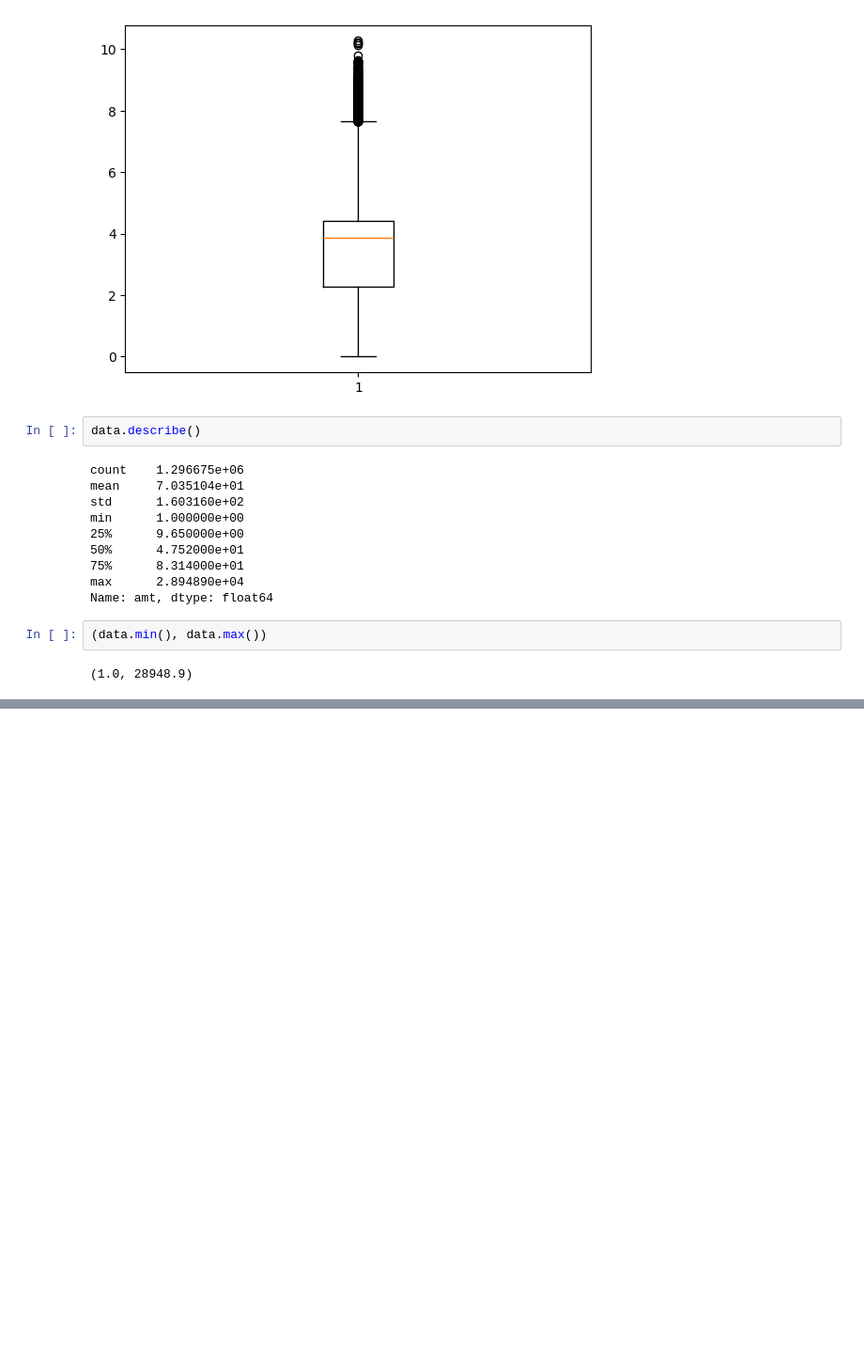
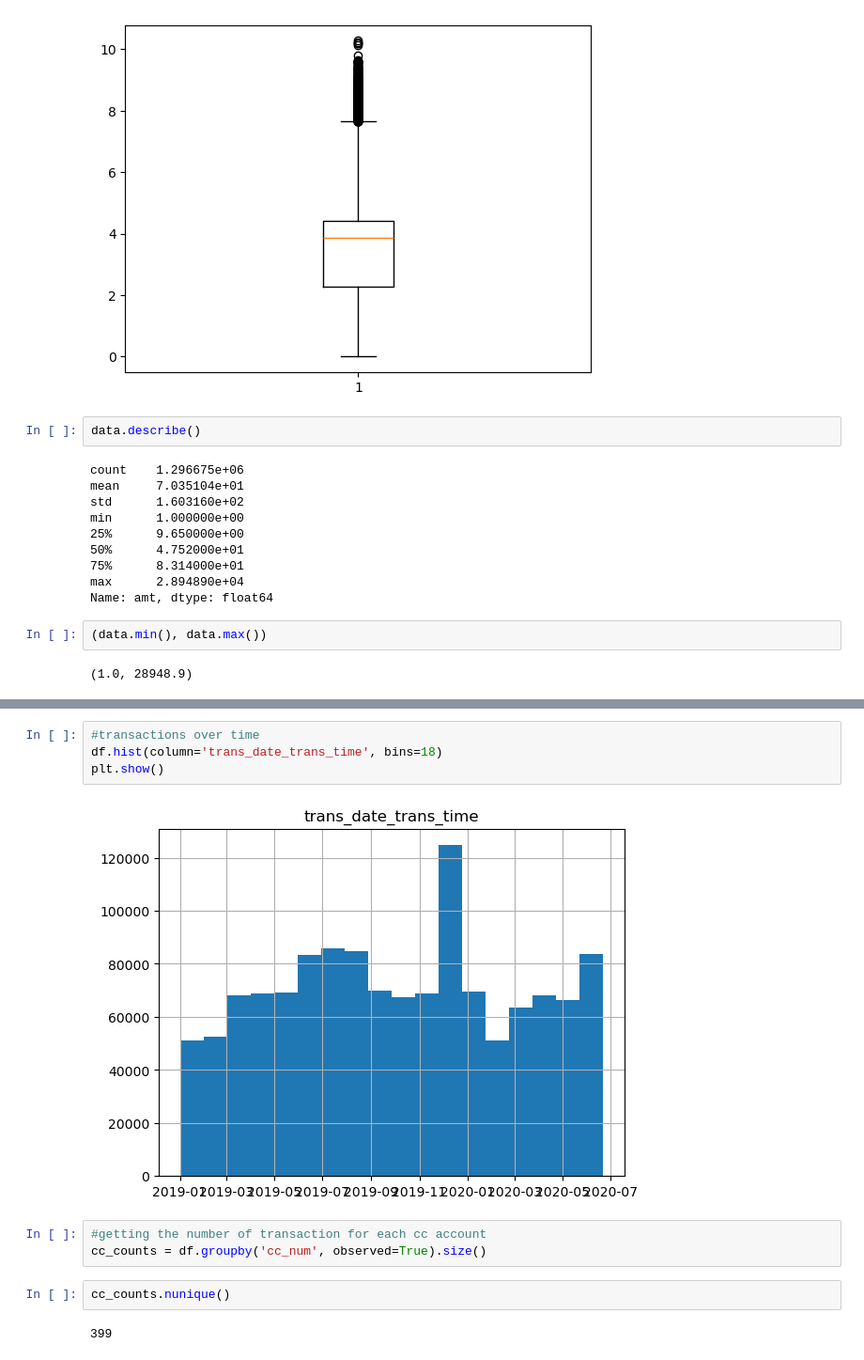
Before and after one commit to LMHan122/Machine_Learning_Analysis_of_Bank_Fraud, a Jupyter notebook: Data_Understanding.ipynb, the cells around one changed output, grey strips where cells are left out. Shown at 94% size. Cells and saved outputs as stored; diff of their text form; blank space fills up the shorter version.

```diff
--- a/Data_Understanding.ipynb
+++ b/Data_Understanding.ipynb
@@ -386,0 +423,13 @@ plt.show()
+# %%
+#transactions over time
+df.hist(column='trans_date_trans_time', bins=18)
+plt.show()
+# %% [output]
+[figure, added]
+# %%
+#getting the number of transaction for each cc account
+cc_counts = df.groupby('cc_num', observed=True).size()
+# %%
+cc_counts.nunique()
+# %% [output]
+399
```
Also changed, not shown: parts of 10 cells of this notebook.
